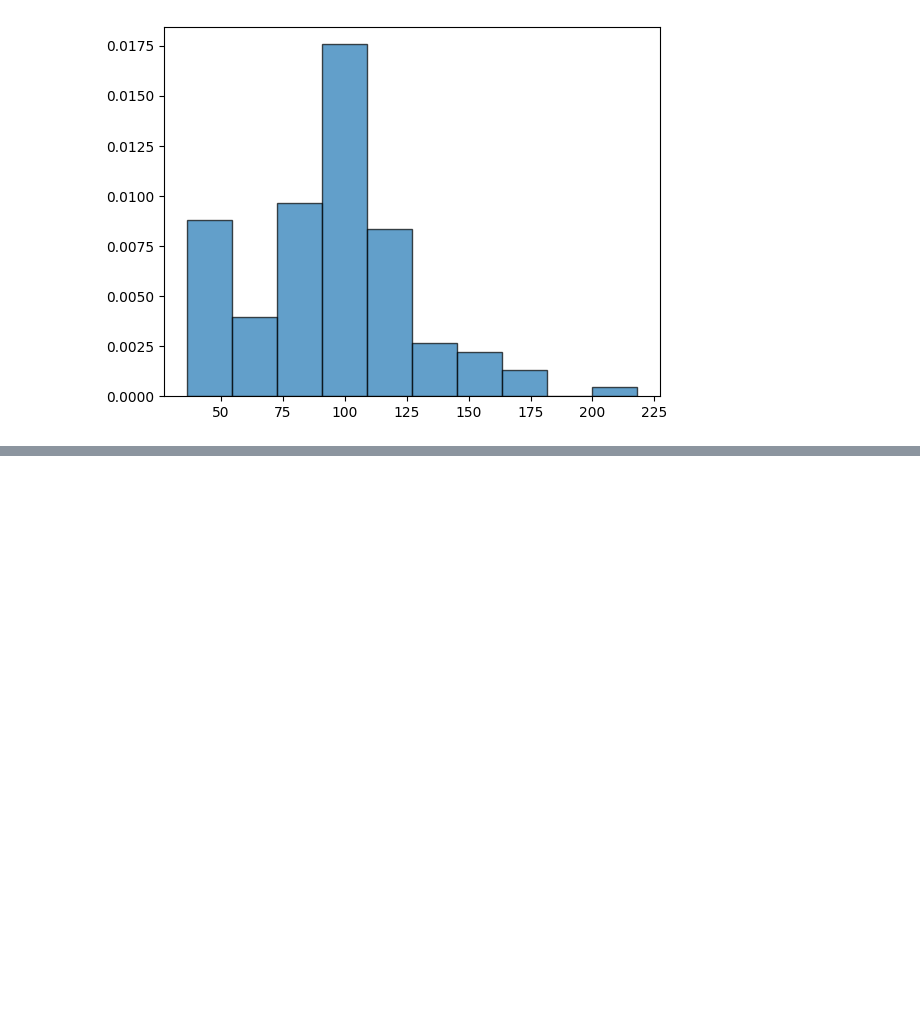
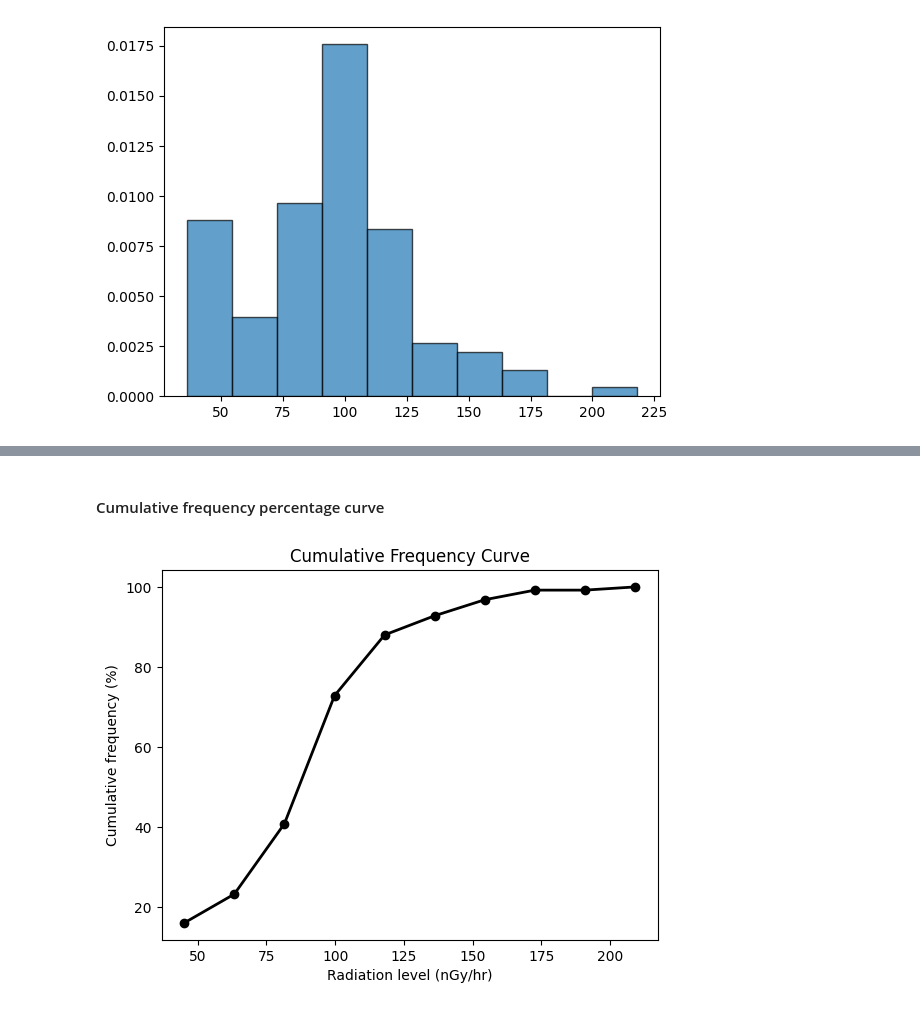
Before and after one commit to sandeept252/Geostatistics, a Jupyter notebook: CROATRAD.ipynb, the cells around one changed output, grey strips where cells are left out. Saved outputs shown, nothing was run; the diff lists cells and outputs as text; code cells hidden in the pictures; blank space fills up the shorter version.

```diff
--- a/CROATRAD.ipynb
+++ b/CROATRAD.ipynb
@@ -309,0 +340,20 @@ plt.show()
+# %% [markdown]
+#### Cumulative frequency percentage curve
+# %%
+# Calculate cumulative frequency using numpy
+counts, bin_edges = (np.histogram(df["Total"], bins = 10))
+
+cumulative_counts = np.cumsum(counts)
+cumulative_percentage = (cumulative_counts / cumulative_counts[-1]) * 100
+
+bin_centers = (bin_edges[:-1] + bin_edges[1:]) / 2
+
+# Plot cumulative frequency curve using matplotlib
+plt.plot(bin_centers, cumulative_percentage, linewidth = 2, linestyle = '-', color = "black", marker = 'o')
+plt.xlabel("Radiation level (nGy/hr)")
+plt.ylabel("Cumulative frequency (%)")
+plt.title("Cumulative Frequency Curve")
+
+plt.show()
+# %% [output]
+[figure, added]
```
Also changed, not shown: parts of 13 cells of this notebook.
